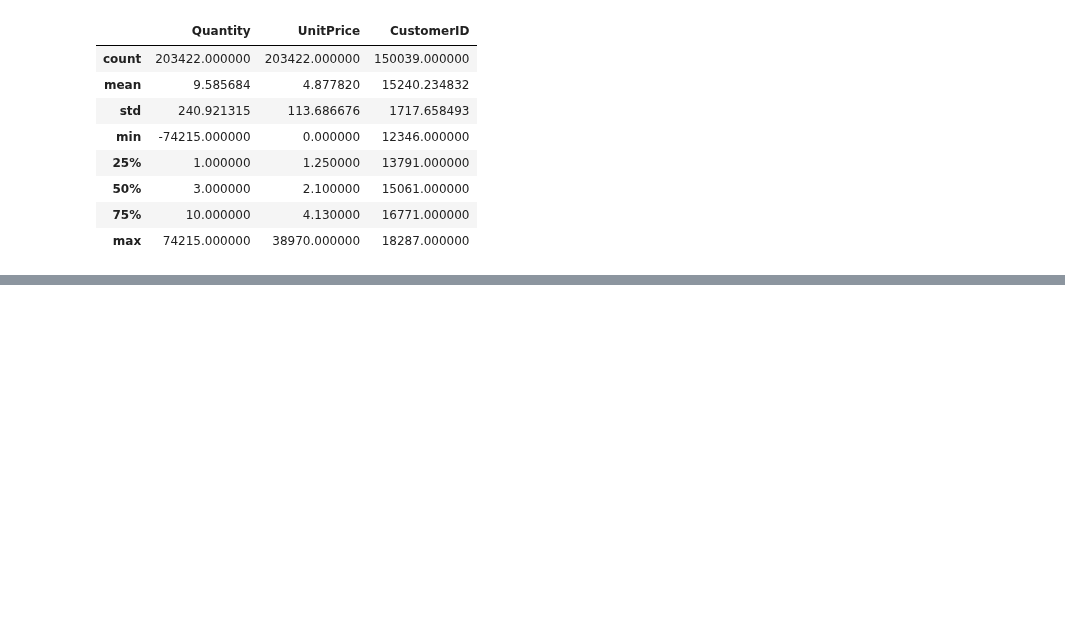
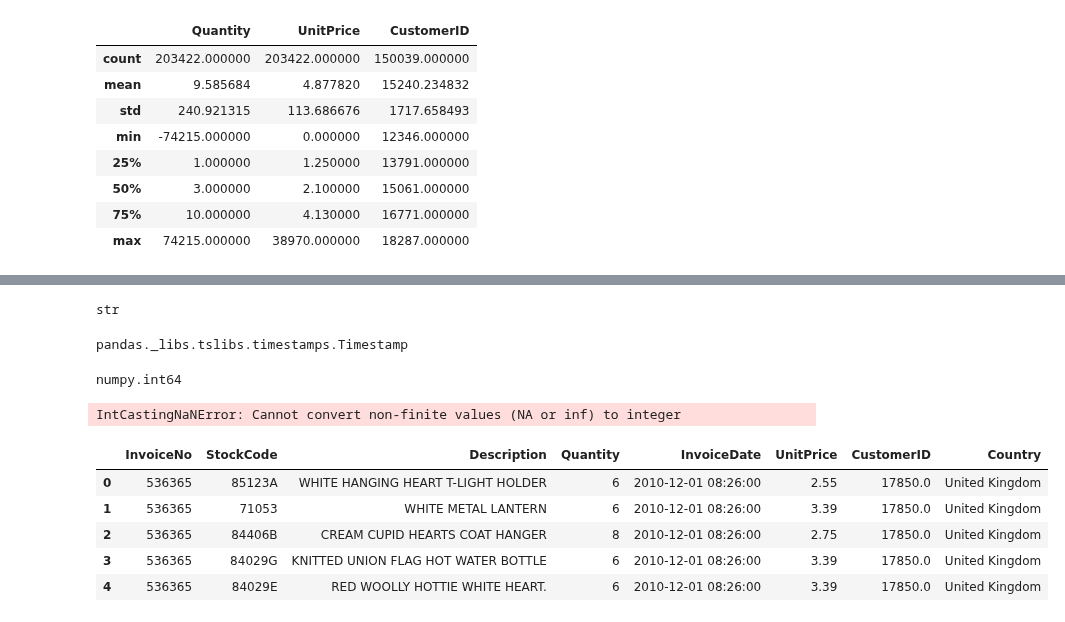
Before and after one commit to ntlong-NEU/DSEB65A-DataPre-Visual, a Jupyter notebook: Lesson_2.ipynb, the cells around one changed output, grey strips where cells are left out. Cells and saved outputs as stored; diff of their text form; code cells hidden in the pictures; blank space fills up the shorter version.

```diff
--- a/Lesson_2.ipynb
+++ b/Lesson_2.ipynb
@@ -66,0 +94,29 @@ df.describe()
+# %%
+type(df['InvoiceDate'][0])
+# %% [output]
+str
+# %%
+df['InvoiceDate'] = pd.to_datetime(df['InvoiceDate'])
+type(df['InvoiceDate'][0])
+# %% [output]
+pandas._libs.tslibs.timestamps.Timestamp
+# %%
+df['Quantity'] = df['Quantity'].astype(int)
+type(df['Quantity'][0])
+# %% [output]
+numpy.int64
+# %%
+df['CustomerID'] = df['CustomerID'].astype(int).astype(str)
+df['CustomerID'][0]
+# %% [output]
+IntCastingNaNError: Cannot convert non-finite values (NA or inf) to integer
+# %%
+df_OR = pd.read_excel('Online_Retail.xlsx')
+df_OR.head()
+# %% [output]
+|  | InvoiceNo | StockCode | Description | Quantity | InvoiceDate | UnitPrice | CustomerID | Country |
+| 0 | 536365 | 85123A | WHITE HANGING HEART T-LIGHT HOLDER | 6 | 2010-12-01 08:26:00 | 2.55 | 17850.0 | United Kingdom |
+| 1 | 536365 | 71053 | WHITE METAL LANTERN | 6 | 2010-12-01 08:26:00 | 3.39 | 17850.0 | United Kingdom |
+| 2 | 536365 | 84406B | CREAM CUPID HEARTS COAT HANGER | 8 | 2010-12-01 08:26:00 | 2.75 | 17850.0 | United Kingdom |
+| 3 | 536365 | 84029G | KNITTED UNION FLAG HOT WATER BOTTLE | 6 | 2010-12-01 08:26:00 | 3.39 | 17850.0 | United Kingdom |
+| 4 | 536365 | 84029E | RED WOOLLY HOTTIE WHITE HEART. | 6 | 2010-12-01 08:26:00 | 3.39 | 17850.0 | United Kingdom |
```
Also changed, not shown: parts of 42 cells of this notebook, 1 other file.
